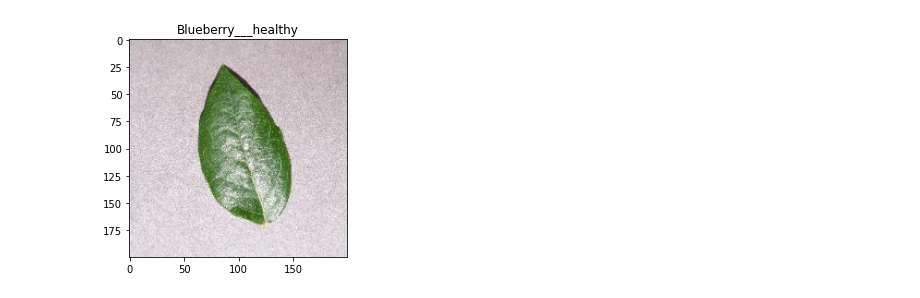
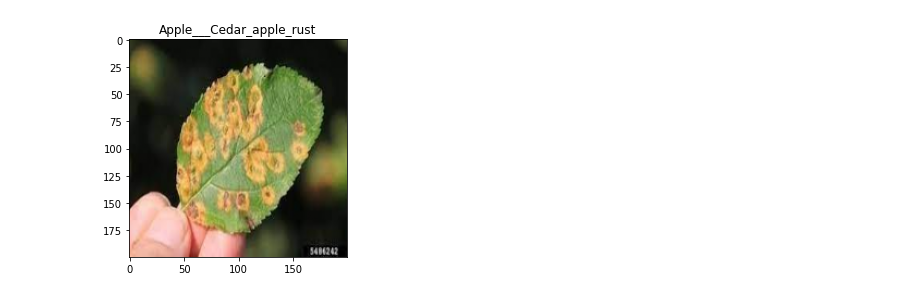
Before and after one commit to sharmili16/plant_disease_detection, a Jupyter notebook: Prediction Notebook.ipynb, the cells around one changed output. Cells and saved outputs as stored; diff of their text form; code cells hidden in the pictures.

```diff
--- a/Prediction Notebook.ipynb
+++ b/Prediction Notebook.ipynb
@@ -36,6 +36,6 @@ def predict_image(image_path,model):
   plt.imshow(image[0])
   return output
 # %%
-op = predict_image(r"C:\Users\surya\Downloads\blue heathy.jfif",load_prediction_model())
+op = predict_image(r"C:\Users\surya\Downloads\cedar_apple_rust.jfif",load_prediction_model())
 # %% [output]
-[figure, old version]
+[figure, new version]
```
Also changed, not shown: 1 other file.
